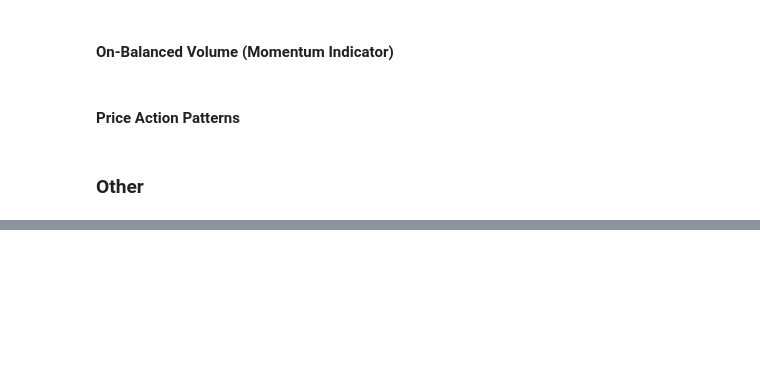
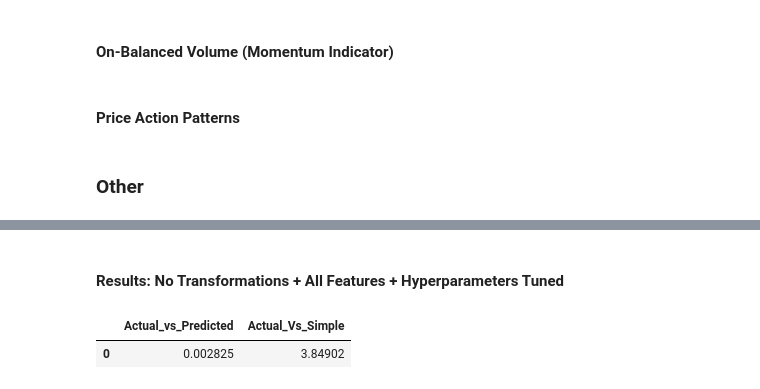
Before and after one commit to BillyBrothers/Stock_Prediction, a Jupyter notebook: Workbooks/XG_Boost_Model.ipynb, the cells around one changed output, grey strips where cells are left out. Cells and saved outputs as stored; diff of their text form; code cells hidden in the pictures; blank space fills up the shorter version.

```diff
--- a/Workbooks/XG_Boost_Model.ipynb
+++ b/Workbooks/XG_Boost_Model.ipynb
@@ -254,0 +373,40 @@ SyntaxError: invalid syntax (2139997356.py, line 1)
+# %%
+tscv = TimeSeriesSplit(n_splits=100)
+
+xgb = XGBRegressor(
+    n_estimators =  200,
+    learning_rate = 0.1,
+    max_depth = 7,
+    subsample = 0.8
+)
+
+actual_values = []
+predicted_values = []
+simple_values = []
+
+
+for i, (train_idx, test_idx) in enumerate(tscv.split(msft_df)):
+    print("fold:", i)
+    print("Train dates:", msft_df.index[train_idx][[0, -1]])
+    print("Test dates:", msft_df.index[test_idx][[0, -1]])
+
+    X_train, X_test = X.iloc[train_idx], X.iloc[test_idx]
+    y_train, y_test = y.iloc[train_idx], y.iloc[test_idx]
+
+    xgb_fit = xgb.fit(X_train, y_train)
+    y_pred = model.predict(X_test.iloc[[0]])[0]
+
+    actual_values.append(y_test.iloc[0])
+    predicted_values.append(y_pred)
+    simple_values.append(y_train.iloc[-1])
+# %% [markdown]
+#### Results: No Transformations + All Features + Hyperparameters Tuned
+# %%
+results_df = pd.DataFrame({
+    "Actual_vs_Predicted": [mean_squared_error(actual_values, predicted_values)],
+    "Actual_Vs_Simple": [mean_squared_error(actual_values, simple_values)]
+})
+results_df
+# %% [output]
+|  | Actual_vs_Predicted | Actual_Vs_Simple |
+| 0 | 0.002825 | 3.84902 |
```
Also changed, not shown: parts of 31 cells of this notebook.
